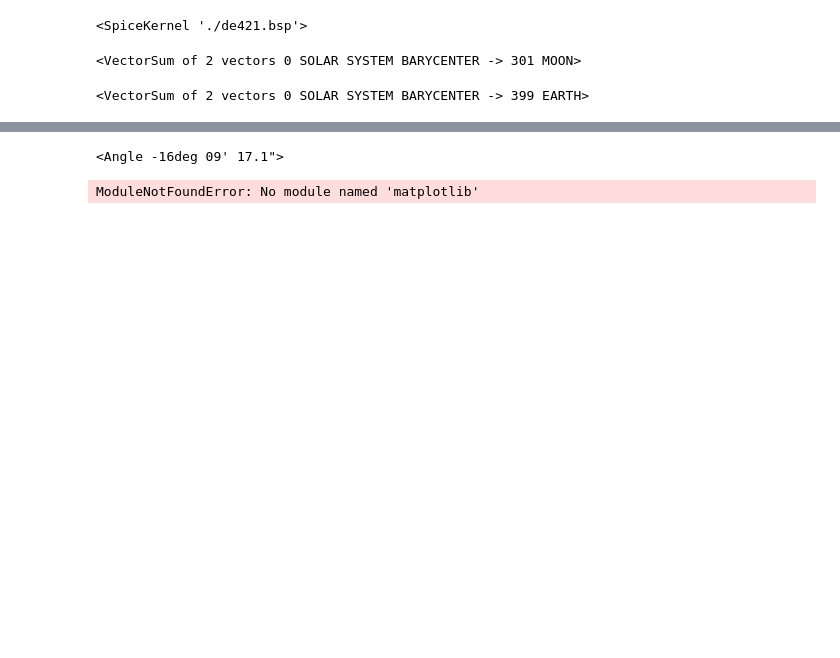
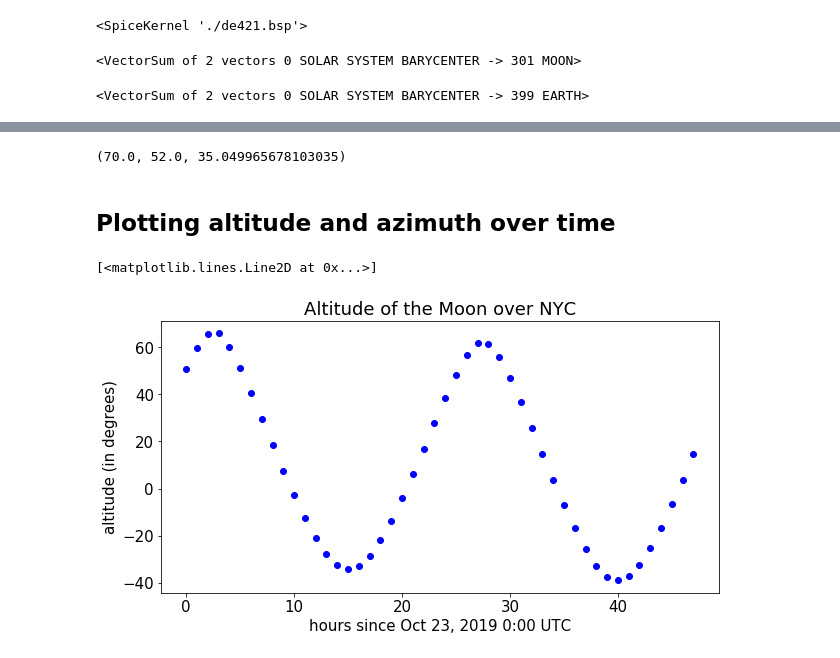
Before and after one commit to harthur/celestial, a Jupyter notebook: notebooks/celestial-scratchbook.ipynb, the cells around one changed output, grey strips where cells are left out. Saved outputs shown, nothing was run; the diff lists cells and outputs as text; code cells hidden in the pictures; blank space fills up the shorter version.

```diff
--- a/notebooks/celestial-scratchbook.ipynb
+++ b/notebooks/celestial-scratchbook.ipynb
@@ -29,6 +33,2 @@ astrometric = nyc.at(t).observe(moon)
 # %%
 alt, az, d = astrometric.apparent().altaz()
-# %%
-alt
-# %% [output]
-<Angle -16deg 09' 17.1">
@@ -42,6 +35,26 @@ alts = [get_alt(hour) for hour in hours]
-# %%
-import matplotlib.pyplot as plt
-plt.plot([1, 2, 3, 4])
-plt.show()
-# %% [output]
-ModuleNotFoundError: No module named 'matplotlib'
+# %%
+az.dms()
+# %% [output]
+(70.0, 52.0, 35.049965678103035)
+# %% [markdown]
+## Plotting altitude and azimuth over time
+# %%
+import matplotlib.pyplot as plt
+plt.rcParams['figure.figsize'] = [10, 5]
+plt.rcParams['font.size'] = 15
+
+def get_altitude(hour, location=nyc):
+    t = ts.utc(2019, 10, 23, hour)
+    alt, az, d = location.at(t).observe(moon).apparent().altaz()
+    return alt.degrees
+
+days = 2
+alts = [get_altitude(hour) for hour in range(0, 24 * days)]
+
+plt.title('Altitude of the Moon over NYC')
+plt.ylabel('altitude (in degrees)')
+plt.xlabel('hours since Oct 23, 2019 0:00 UTC')
+plt.plot(alts, 'ob')
+# %% [output]
+[<matplotlib.lines.Line2D at 0x...>]
+[figure, added]
```
Also changed, not shown: parts of 6 cells of this notebook, 4 other files.
